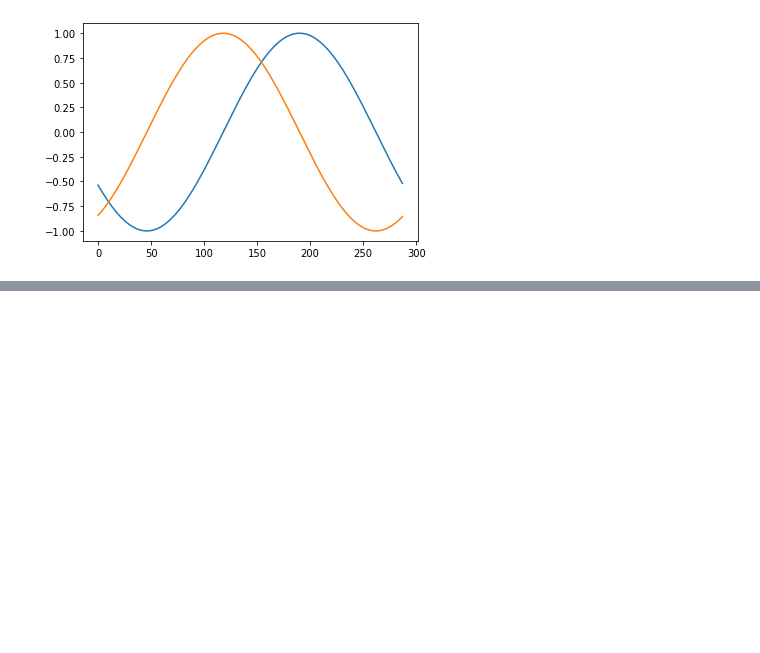
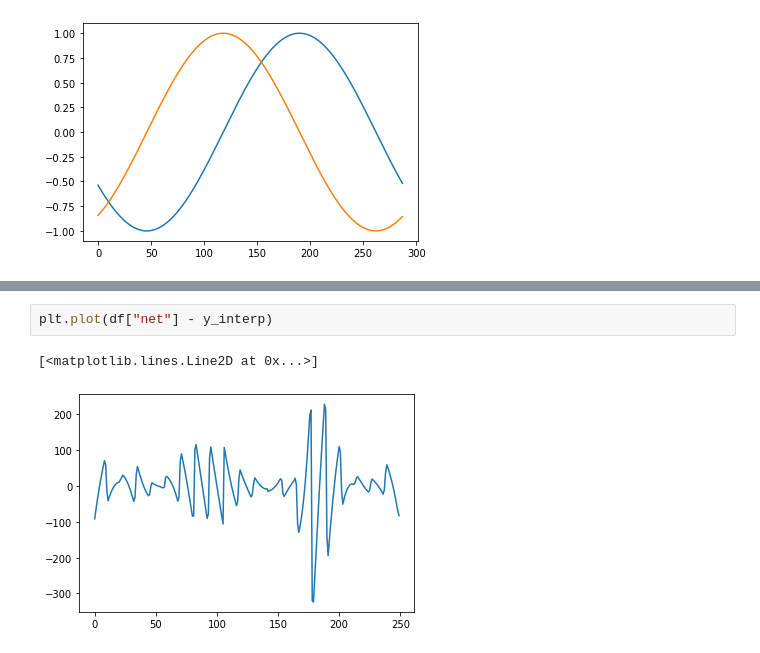
Before and after one commit to AnmolS99/Time-Series-Forecasting, a Jupyter notebook: eda.ipynb, the cells around one changed output, grey strips where cells are left out. Drawn from its saved outputs; the diff is of its cells as text; blank space fills up the shorter version.

```diff
--- a/eda.ipynb
+++ b/eda.ipynb
@@ -114,0 +92,5 @@ Index(['start_time', 'hydro', 'micro', 'thermal', 'wind', 'river', 'total',
+# %%
+plt.plot(df["net"] - y_interp)
+# %% [output]
+[<matplotlib.lines.Line2D at 0x...>]
+[figure, added]
```
Also changed, not shown: parts of 9 cells of this notebook, 28 other files.
